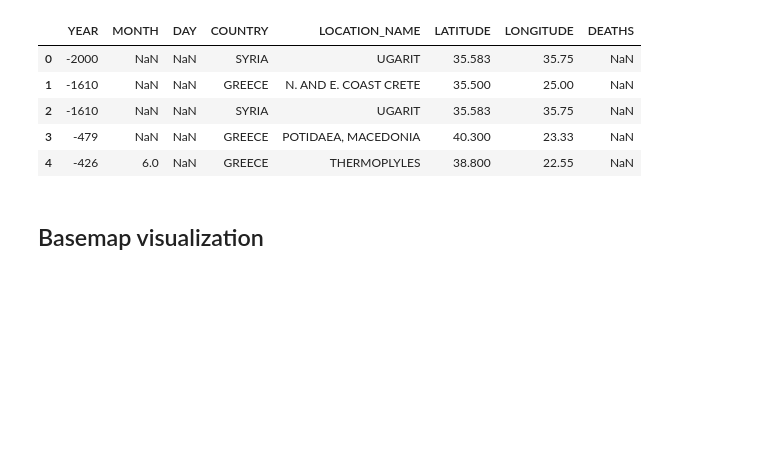
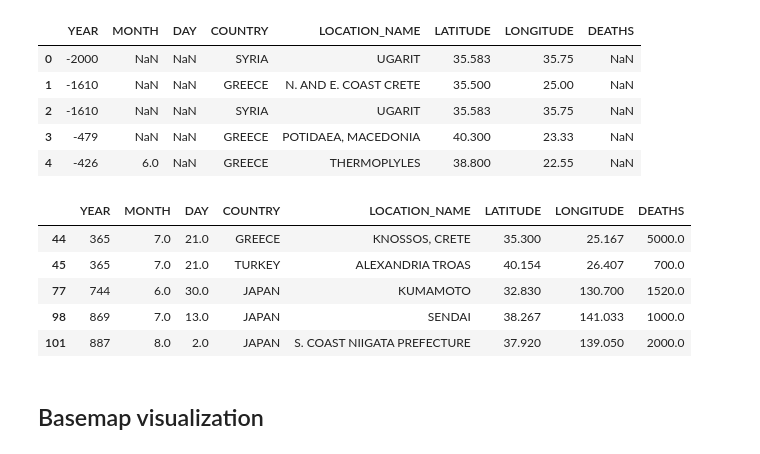
Before and after one commit to LarsKaleschke/Python-Course, a Jupyter notebook: Tsunami.ipynb, the cells around one changed output. Saved outputs shown, nothing was run; the diff lists cells and outputs as text; code cells hidden in the pictures; blank space fills up the shorter version.

```diff
--- a/Tsunami.ipynb
+++ b/Tsunami.ipynb
@@ -23,6 +23,14 @@ D.head()
 # %%
 index=D['DEATHS']>1 # Sort out cases only with reported deaths
 D=D[index]
+D.head()
+# %% [output]
+|  | YEAR | MONTH | DAY | COUNTRY | LOCATION_NAME | LATITUDE | LONGITUDE | DEATHS |
+| 44 | 365 | 7.0 | 21.0 | GREECE | KNOSSOS, CRETE | 35.300 | 25.167 | 5000.0 |
+| 45 | 365 | 7.0 | 21.0 | TURKEY | ALEXANDRIA TROAS | 40.154 | 26.407 | 700.0 |
+| 77 | 744 | 6.0 | 30.0 | JAPAN | KUMAMOTO | 32.830 | 130.700 | 1520.0 |
+| 98 | 869 | 7.0 | 13.0 | JAPAN | SENDAI | 38.267 | 141.033 | 1000.0 |
+| 101 | 887 | 8.0 | 2.0 | JAPAN | S. COAST NIIGATA PREFECTURE | 37.920 | 139.050 | 2000.0 |
 # %% [markdown]
 ## Basemap visualization
 # %%
```
Also changed, not shown: parts of 1 cell of this notebook, 1 other file.
